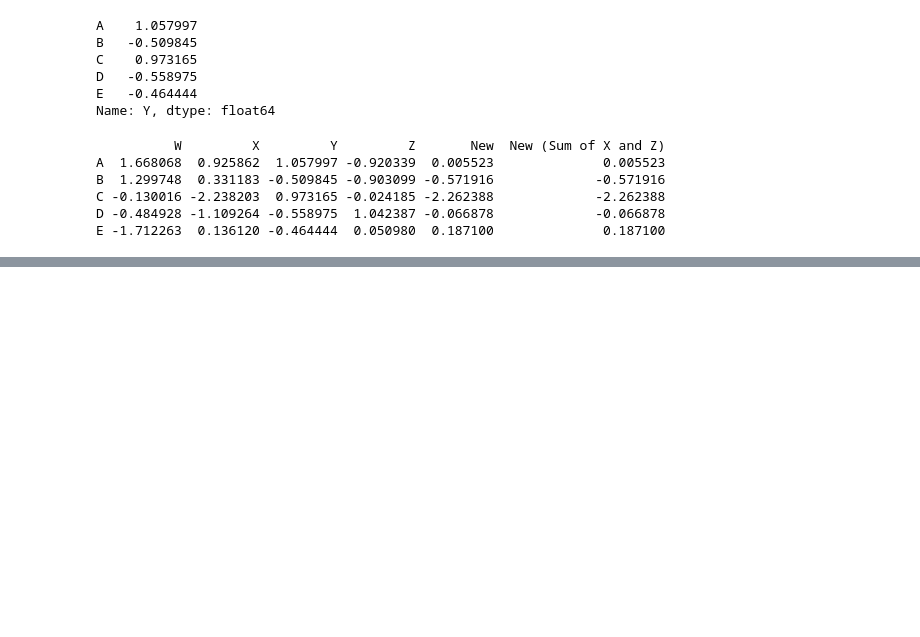
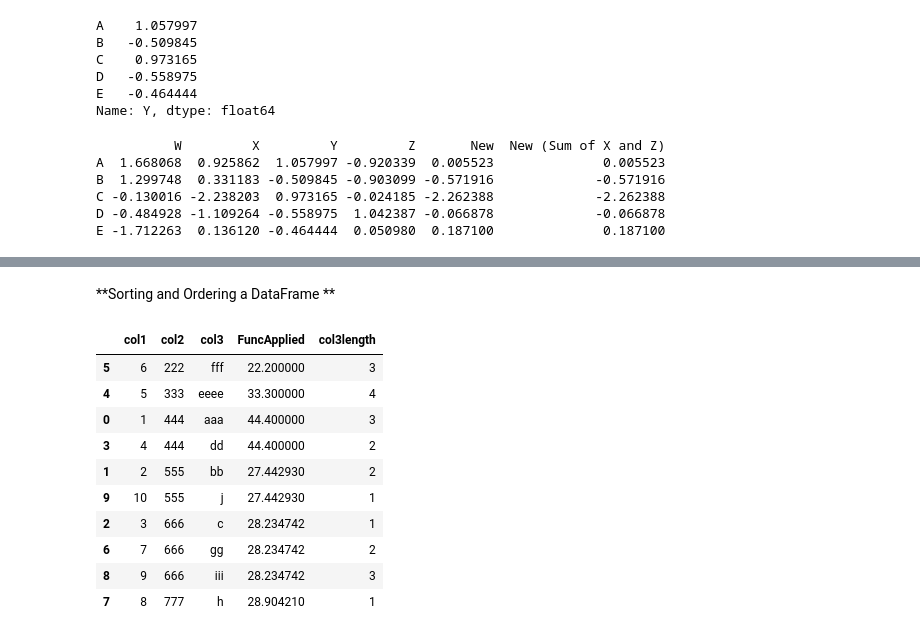
Before and after one commit to UmeshChaudekar/QXI_DataScience_Umesh, a Jupyter notebook: Unit1_Python_Basics/FileOps.ipynb, the cells around one changed output, grey strips where cells are left out. Cells and saved outputs as stored; diff of their text form; code cells hidden in the pictures; blank space fills up the shorter version.

```diff
--- a/Unit1_Python_Basics/FileOps.ipynb
+++ b/Unit1_Python_Basics/FileOps.ipynb
@@ -223,0 +883,10 @@ E -1.712263  0.136120 -0.464444  0.050980  0.187100
+# %%
+# Define a function
+def testfunc(x):
+    if (x> 500):
+        return (10*np.log10(x))
+    else:
+        return (x/10)
+# %%
+df['FuncApplied'] = df['col2'].apply(testfunc)
+print(df)
@@ -223,0 +907,3 @@ E -1.712263  0.136120 -0.464444  0.050980  0.187100
+# %%
+df['col3length']= df['col3'].apply(len)
+print(df)
@@ -223,0 +967,5 @@ E -1.712263  0.136120 -0.464444  0.050980  0.187100
+# %%
+print("\nDeleting last column by 'del' command\n",'-'*50, sep='')
+del df['col3length']
+print(df)
+df['col3length']= df['col3'].apply(len)
@@ -223,0 +986,16 @@ E -1.712263  0.136120 -0.464444  0.050980  0.187100
+# %% [markdown]
+**Sorting and Ordering a DataFrame **
+# %%
+df.sort_values(by='col2') #inplace=False by default
+# %% [output]
+|  | col1 | col2 | col3 | FuncApplied | col3length |
+| 5 | 6 | 222 | fff | 22.200000 | 3 |
+| 4 | 5 | 333 | eeee | 33.300000 | 4 |
+| 0 | 1 | 444 | aaa | 44.400000 | 3 |
+| 3 | 4 | 444 | dd | 44.400000 | 2 |
+| 1 | 2 | 555 | bb | 27.442930 | 2 |
+| 9 | 10 | 555 | j | 27.442930 | 1 |
+| 2 | 3 | 666 | c | 28.234742 | 1 |
+| 6 | 7 | 666 | gg | 28.234742 | 2 |
+| 8 | 9 | 666 | iii | 28.234742 | 3 |
+| 7 | 8 | 777 | h | 28.904210 | 1 |
```
Also changed, not shown: parts of 83 cells of this notebook, 15 other files.
